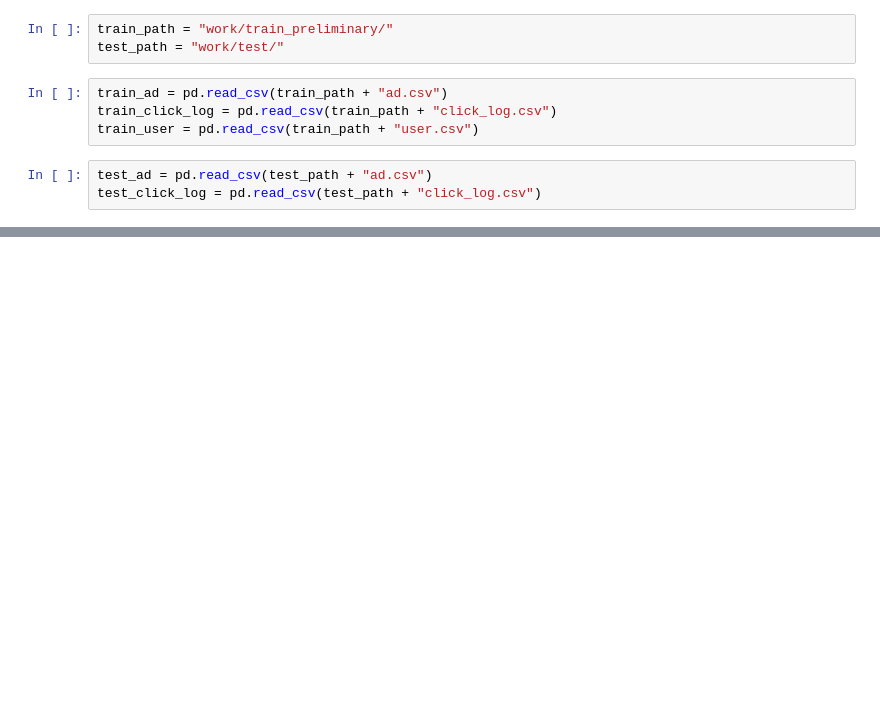
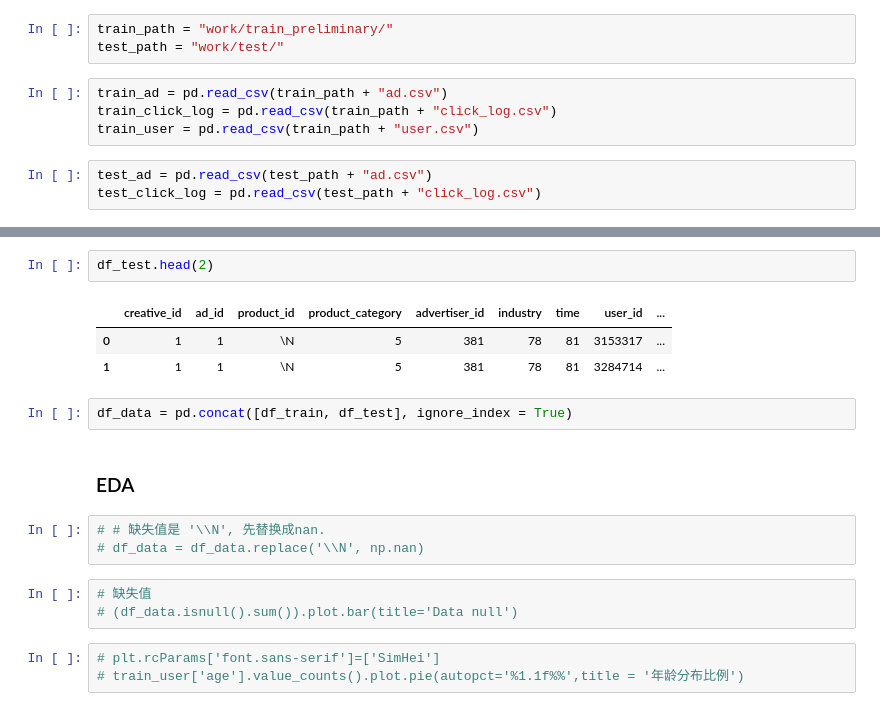
Before and after one commit to ren2504413601/TenXunGuangGao, a Jupyter notebook: 495735.ipynb, the cells around one changed output, grey strips where cells are left out. Saved outputs shown, nothing was run; the diff lists cells and outputs as text; blank space fills up the shorter version.

```diff
--- a/495735.ipynb
+++ b/495735.ipynb
@@ -103,0 +103,19 @@ sub.to_csv('submission.csv')
+# %%
+df_test.head(2)
+# %% [output]
+|  | creative_id | ad_id | product_id | product_category | advertiser_id | industry | time | user_id | ... |
+| 0 | 1 | 1 | \N | 5 | 381 | 78 | 81 | 3153317 | ... |
+| 1 | 1 | 1 | \N | 5 | 381 | 78 | 81 | 3284714 | ... |
+# %%
+df_data = pd.concat([df_train, df_test], ignore_index = True)
+# %% [markdown]
+### EDA
+# %%
+# # 缺失值是 '\\N', 先替换成nan.
+# df_data = df_data.replace('\\N', np.nan)
+# %%
+# 缺失值
+# (df_data.isnull().sum()).plot.bar(title='Data null')
+# %%
+# plt.rcParams['font.sans-serif']=['SimHei']
+# train_user['age'].value_counts().plot.pie(autopct='%1.1f%%',title = '年龄分布比例')
```
Also changed, not shown: parts of 70 cells of this notebook.
